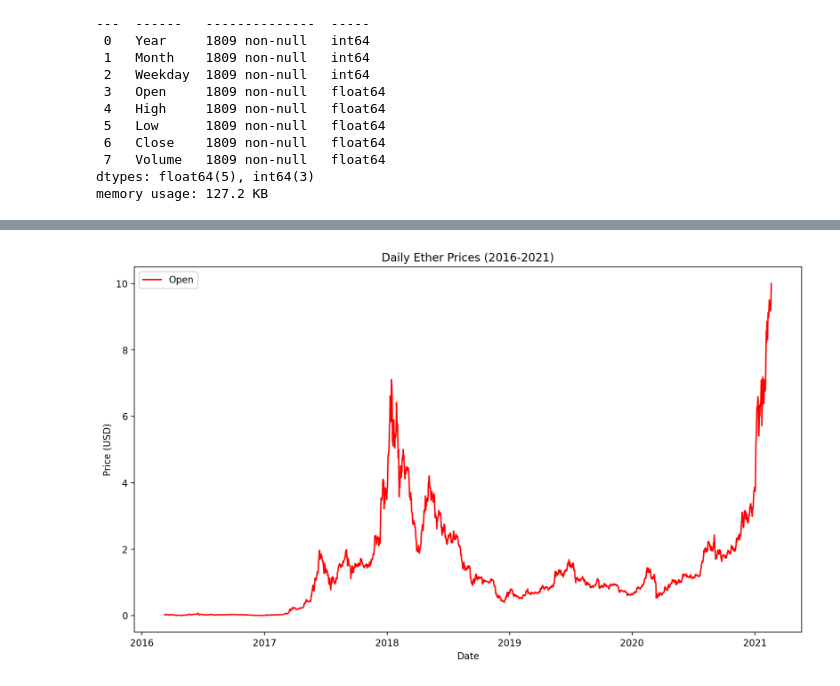
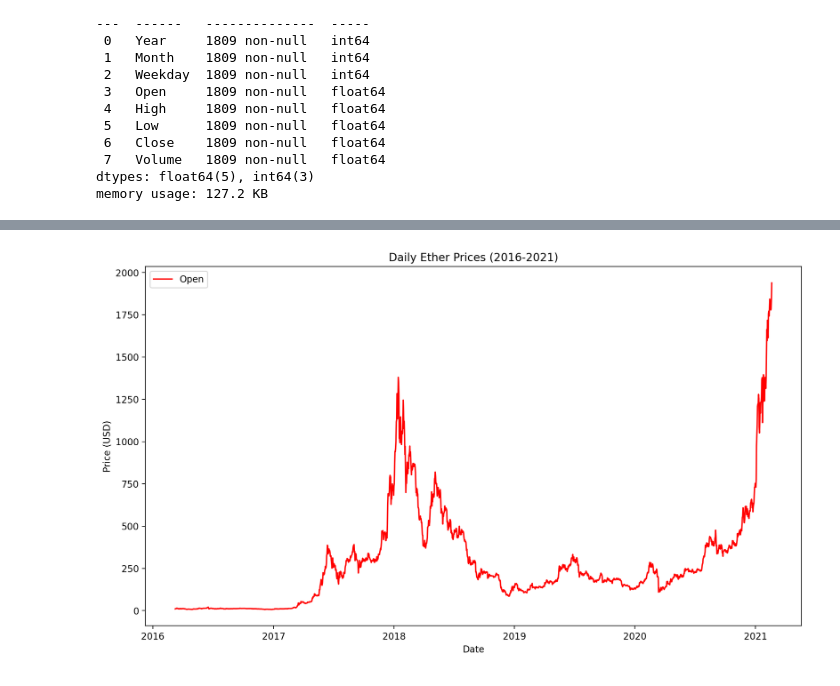
Before and after one commit to samin-al-wasee/ether-price-prediction-rnn-lstm, a Jupyter notebook: ether-price-prediction.ipynb, the cells around one changed output, grey strips where cells are left out. Cells and saved outputs as stored; diff of their text form; code cells hidden in the pictures.

```diff
--- a/ether-price-prediction.ipynb
+++ b/ether-price-prediction.ipynb
@@ -138,5 +101,5 @@ normalized_ether_data.describe()
 # %%
-plot_time_series(((normalized_ether_data["Open"], "red", "Open"),), "Date", "Price (USD)", "Daily Ether Prices (2016-2021)")
+plot_time_series(((ether_data["Open"], "red", "Open"),), "Date", "Price (USD)", "Daily Ether Prices (2016-2021)")
 # %% [output]
-[figure, old version]
+[figure, new version]
 # %%
```
Also changed, not shown: parts of 22 cells of this notebook, 1 other file.
